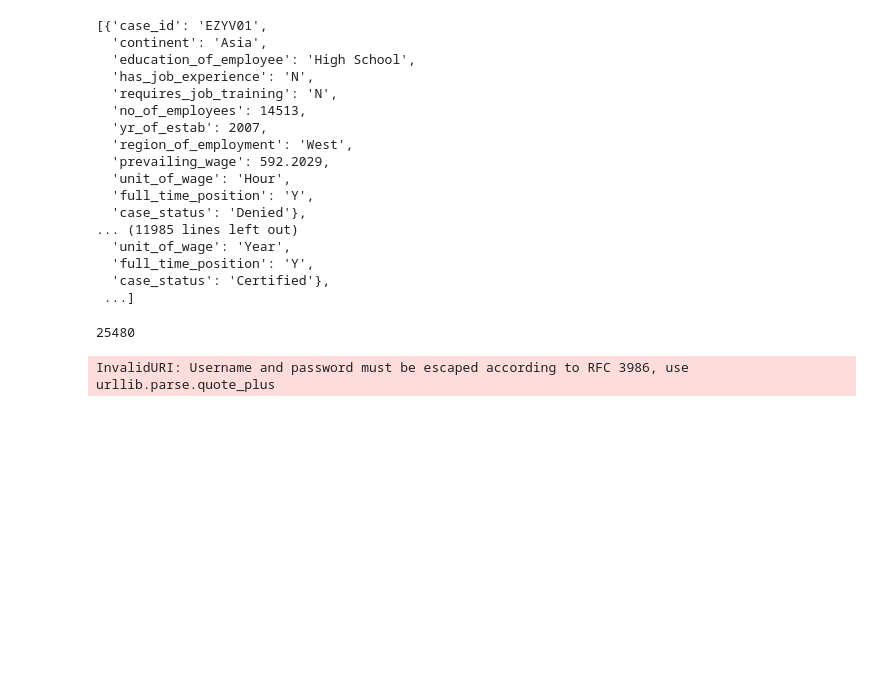
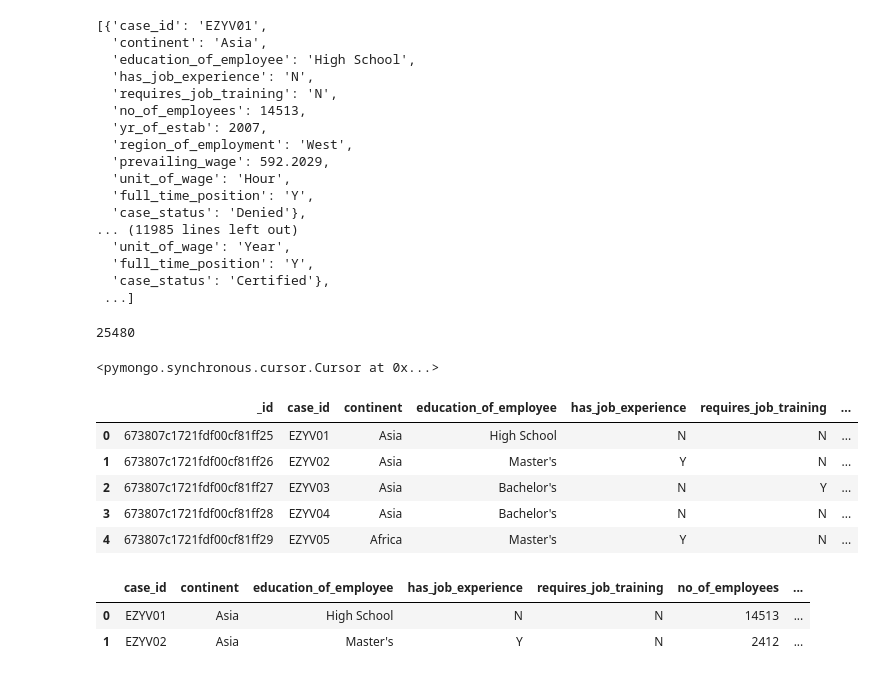
Before and after one commit to Ganeshdhanawade/MLOPS_visa, a Jupyter notebook: notebook/mango_db_demo.ipynb, the cells around one changed output. Saved outputs shown, nothing was run; the diff lists cells and outputs as text; code cells hidden in the pictures; blank space fills up the shorter version.

```diff
--- a/notebook/mango_db_demo.ipynb
+++ b/notebook/mango_db_demo.ipynb
@@ -54,7 +56,7 @@ len(data)
 # %%
 DB_NAME = "US_VISA"
 COLLECTION_NAME = "visa_dataset"
-COLLECTION_URL = "mongodb+srv://dhanagan:wai@123@cluster0.jwlyf.mongodb.net/?retryWrites=true&w=majority&appName=Cluster0"
+COLLECTION_URL = "mongodb+srv://dhanganesh:dhanganesh@cluster0.edyas.mongodb.net/?retryWrites=true&w=majority&appName=Cluster0"
 # %%
 import pymongo
 # %%
@@ -63,5 +65,28 @@ data_base = client[DB_NAME]
 collection = data_base[COLLECTION_NAME]
 
 rec = collection.insert_many(data)
-# %% [output]
-InvalidURI: Username and password must be escaped according to RFC 3986, use urllib.parse.quote_plus
+# %%
+## get the dataset from the mangodb
+collection.find()
+# %% [output]
+<pymongo.synchronous.cursor.Cursor at 0x...>
+# %%
+## get data frame from the mangobd
+df1 = pd.DataFrame(list(collection.find()))
+# %%
+df1.head()
+# %% [output]
+|  | _id | case_id | continent | education_of_employee | has_job_experience | requires_job_training | ... |
+| 0 | 673807c1721fdf00cf81ff25 | EZYV01 | Asia | High School | N | N | ... |
+| 1 | 673807c1721fdf00cf81ff26 | EZYV02 | Asia | Master's | Y | N | ... |
+| 2 | 673807c1721fdf00cf81ff27 | EZYV03 | Asia | Bachelor's | N | Y | ... |
+| 3 | 673807c1721fdf00cf81ff28 | EZYV04 | Asia | Bachelor's | N | N | ... |
+| 4 | 673807c1721fdf00cf81ff29 | EZYV05 | Africa | Master's | Y | N | ... |
+# %%
+## you can load the dataset from the mangodb
+df_f = df1.iloc[:,1:]
+df_f.head(2)
+# %% [output]
+|  | case_id | continent | education_of_employee | has_job_experience | requires_job_training | no_of_employees | ... |
+| 0 | EZYV01 | Asia | High School | N | N | 14513 | ... |
+| 1 | EZYV02 | Asia | Master's | Y | N | 2412 | ... |
```
Also changed, not shown: parts of 1 cell of this notebook, 28 other files.
